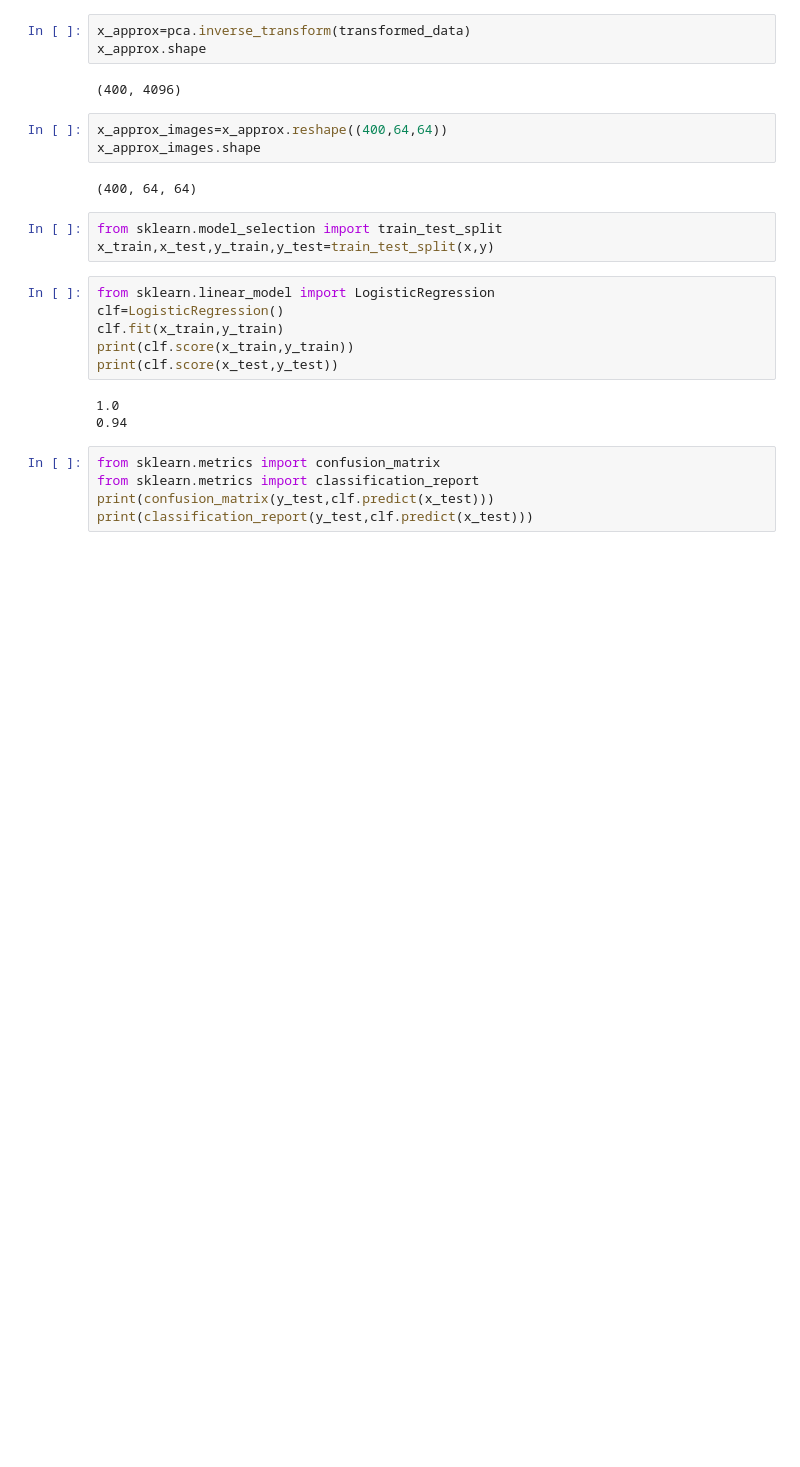
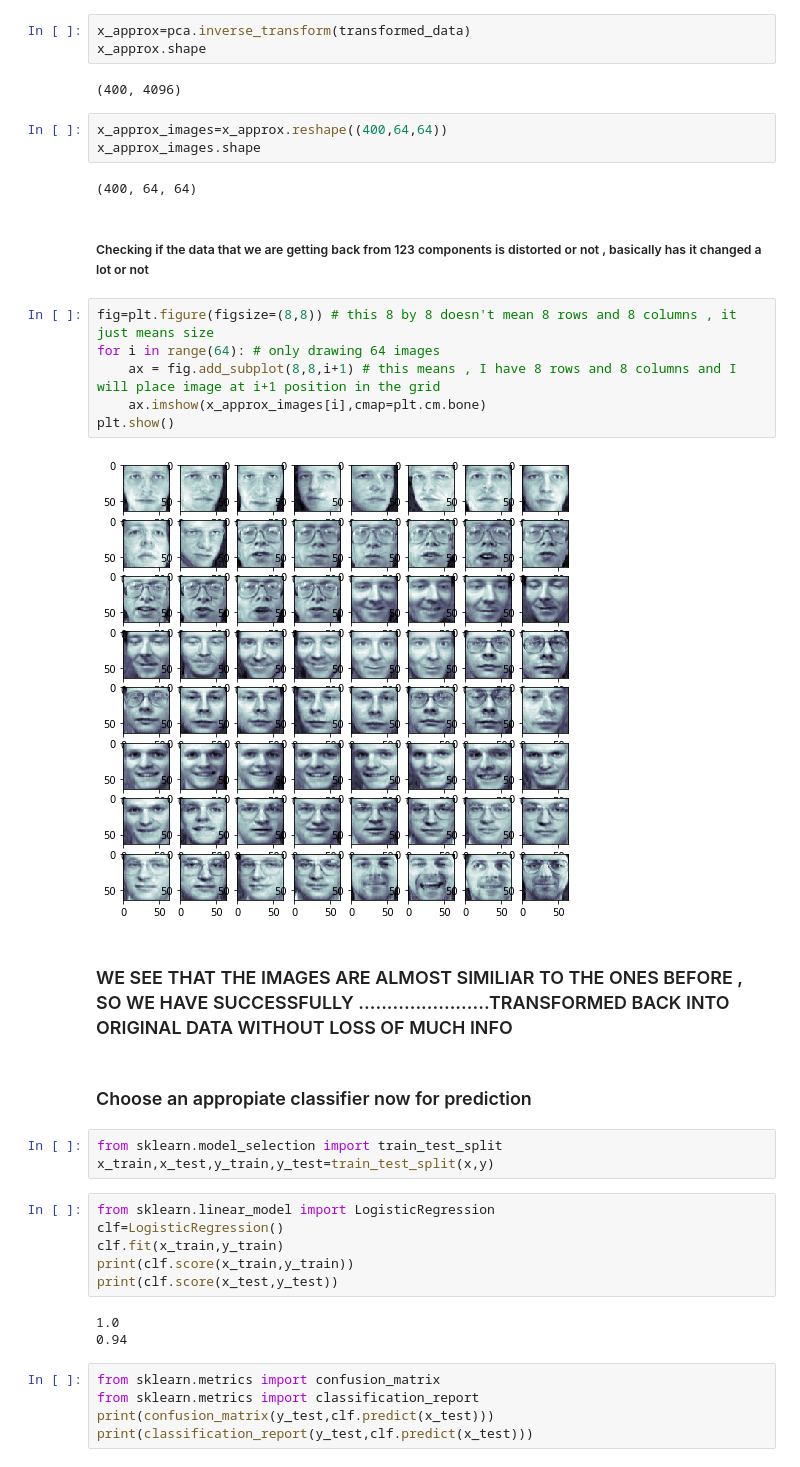
Before and after one commit to tanishq9/IPyNotebooks, a Jupyter notebook: PCA/PCA_Images_Olivetti.ipynb, the cells around one changed output. Drawn from its saved outputs; the diff is of its cells as text; blank space fills up the shorter version.

```diff
--- a/PCA/PCA_Images_Olivetti.ipynb
+++ b/PCA/PCA_Images_Olivetti.ipynb
@@ -80,6 +80,20 @@ x_approx_images=x_approx.reshape((400,64,64))
 x_approx_images.shape
 # %% [output]
 (400, 64, 64)
+# %% [markdown]
+##### Checking if the data that we are getting back from 123 components is distorted or not , basically has it changed a lot or not
+# %%
+fig=plt.figure(figsize=(8,8)) # this 8 by 8 doesn't mean 8 rows and 8 columns , it just means size
+for i in range(64): # only drawing 64 images
+    ax = fig.add_subplot(8,8,i+1) # this means , I have 8 rows and 8 columns and I will place image at i+1 position in the grid
+    ax.imshow(x_approx_images[i],cmap=plt.cm.bone)
+plt.show()
+# %% [output]
+[figure, added]
+# %% [markdown]
+### WE SEE THAT THE IMAGES ARE ALMOST SIMILIAR TO THE ONES BEFORE , SO WE HAVE SUCCESSFULLY       .......................TRANSFORMED BACK INTO ORIGINAL DATA WITHOUT LOSS OF MUCH INFO
+# %% [markdown]
+### Choose an appropiate classifier now for prediction
 # %%
 from sklearn.model_selection import train_test_split
 x_train,x_test,y_train,y_test=train_test_split(x,y)
```
Also changed, not shown: parts of 2 cells of this notebook.
